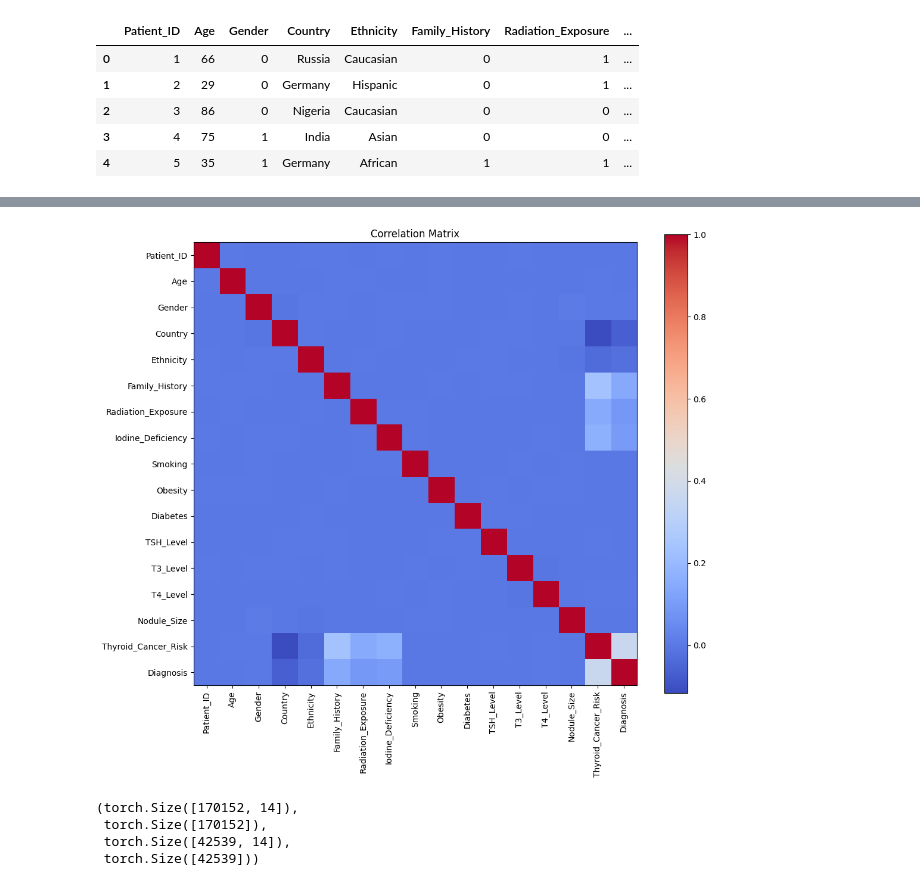
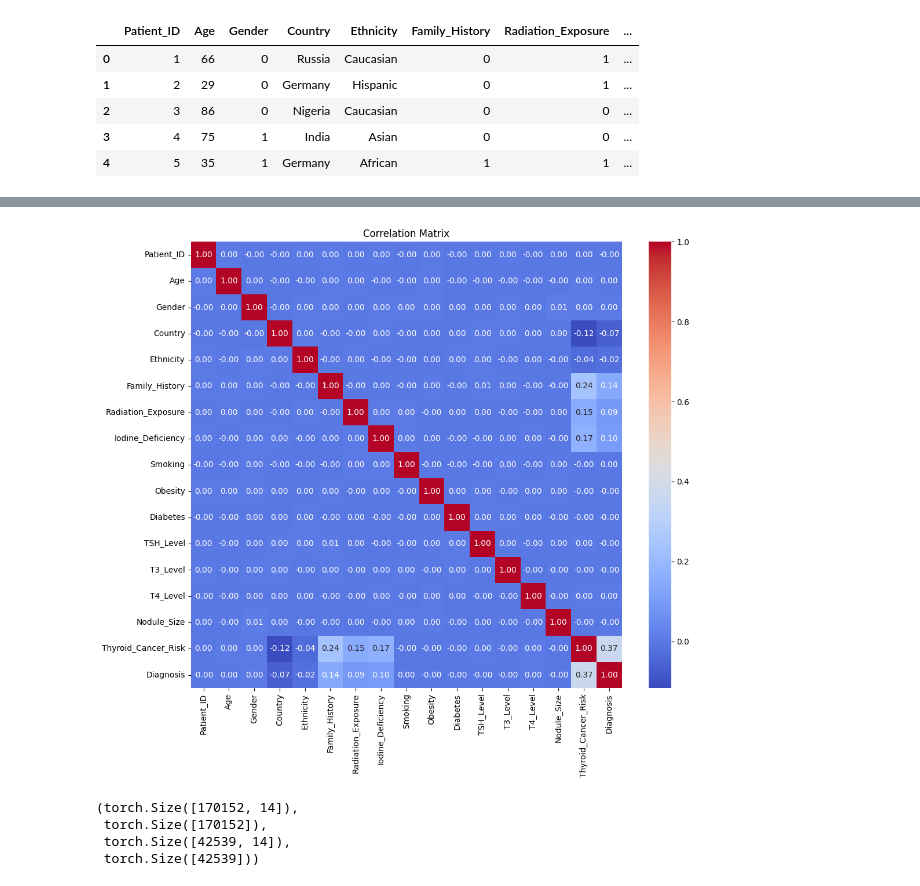
Before and after one commit to Neeshi14/Task7, a Jupyter notebook: Task7.ipynb, the cells around one changed output, grey strips where cells are left out. Cells and saved outputs as stored; diff of their text form; code cells hidden in the pictures.

```diff
--- a/Task7.ipynb
+++ b/Task7.ipynb
@@ -235,20 +235,17 @@ df['Ethnicity'] = df['Ethnicity'].replace({'Caucasian':1,'Asian':2,'African':3,'
 # %%
 import matplotlib.pyplot as plt
 import seaborn as sns
 
 # Calculate the correlation matrix
 correlation_matrix = df.corr()
 
-# Create a heatmap using matplotlib
-plt.figure(figsize=(12, 10))  # Adjust the figure size as needed
-plt.imshow(correlation_matrix, cmap='coolwarm', interpolation='nearest')  # Use a colormap and interpolation
-plt.colorbar()  # Add a colorbar to the plot
-plt.xticks(range(len(correlation_matrix.columns)), correlation_matrix.columns, rotation=90)  # Set x-axis labels
-plt.yticks(range(len(correlation_matrix.columns)), correlation_matrix.columns)  # Set y-axis labels
-plt.title('Correlation Matrix')  # Add a title
-plt.show()  # Display the plot
+plt.figure(figsize=(12, 10))  # Adjust figure size as needed
+sns.heatmap(correlation_matrix, annot=True, cmap='coolwarm', fmt=".2f")  # fmt=".2f" controls decimal places
+plt.title('Correlation Matrix')
+plt.show()
+# Display the plot
 # %% [output]
-[figure, old version]
+[figure, new version]
 # %%
 X=df.drop(columns=['Diagnosis','Patient_ID','Ethnicity'])
 Y=df['Diagnosis']
```
Also changed, not shown: parts of 4 cells of this notebook.
